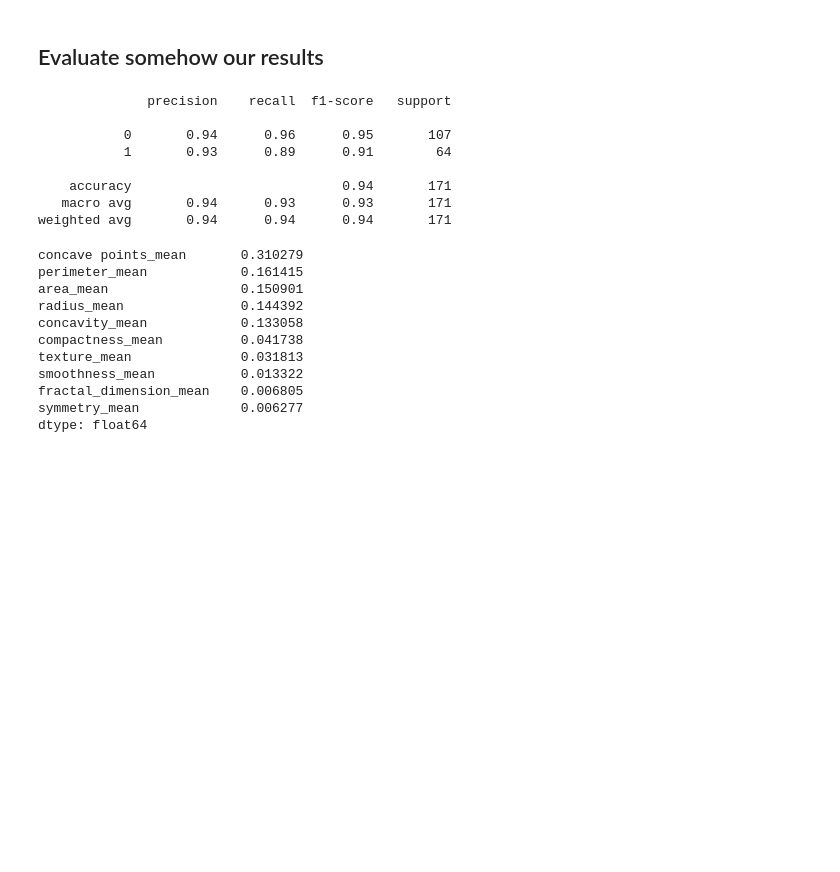
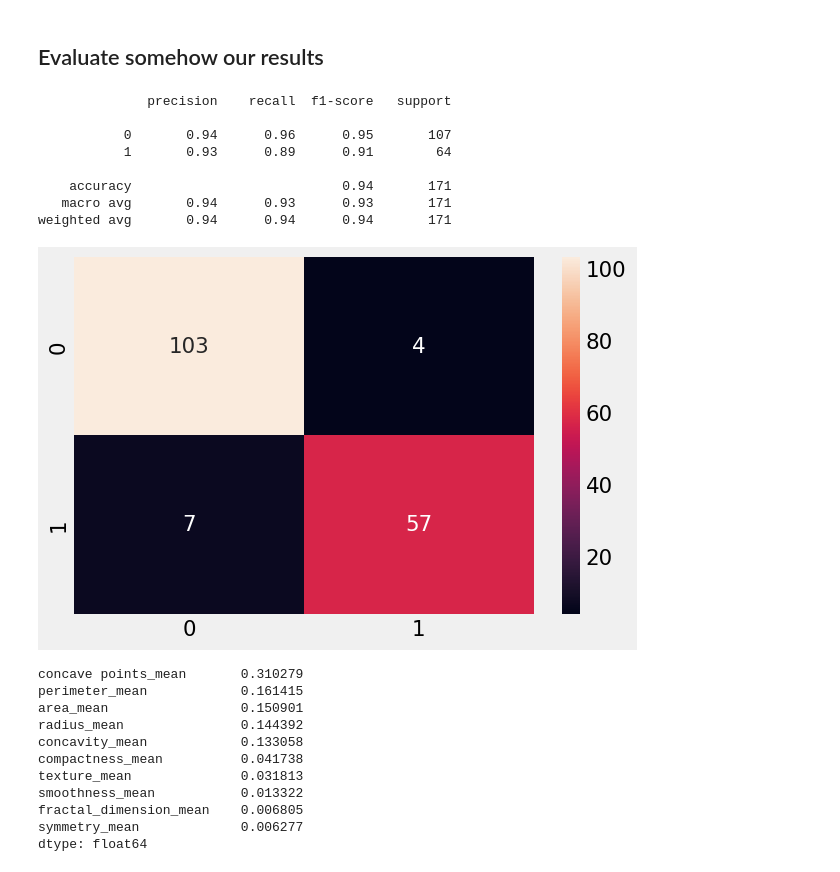
Before and after one commit to Research-Topics-in-Data-Mining/missingness-effect-complete-dataset, a Jupyter notebook: notebooks/Research Topics Project.ipynb, the cells around one changed output. Cells and saved outputs as stored; diff of their text form; code cells hidden in the pictures; blank space fills up the shorter version.

```diff
--- a/notebooks/Research Topics Project.ipynb
+++ b/notebooks/Research Topics Project.ipynb
@@ -159,17 +176,20 @@ pred = rf.predict(X_test)
 ## Evaluate somehow our results
 # %%
 from sklearn.metrics import classification_report
+from src.visualization import plot_confusion_matrix
 
 print(classification_report(y_test, pred))
+plot_confusion_matrix(y_test, pred, [0, 1])
 # %% [output]
               precision    recall  f1-score   support
 
            0       0.94      0.96      0.95       107
            1       0.93      0.89      0.91        64
 
     accuracy                           0.94       171
    macro avg       0.94      0.93      0.93       171
 weighted avg       0.94      0.94      0.94       171
+[figure, added]
 # %%
 import pandas as pd
 
```
Also changed, not shown: parts of 11 cells of this notebook, 1 other file.
